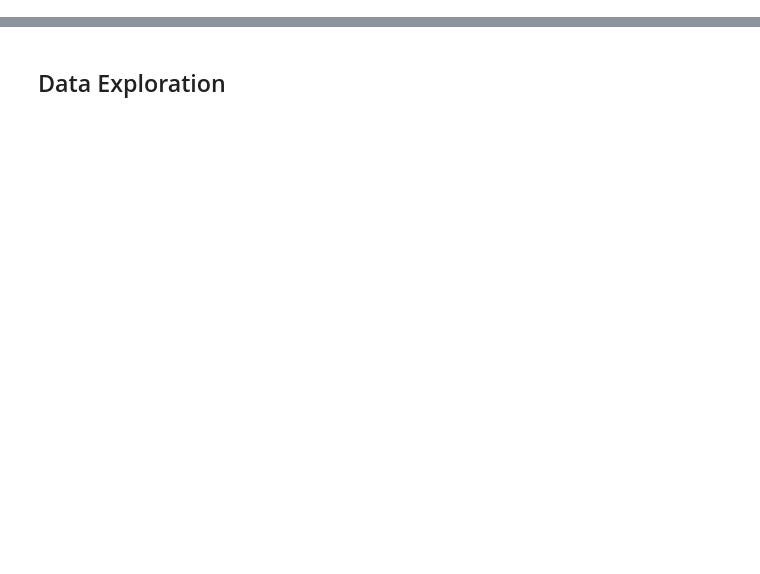
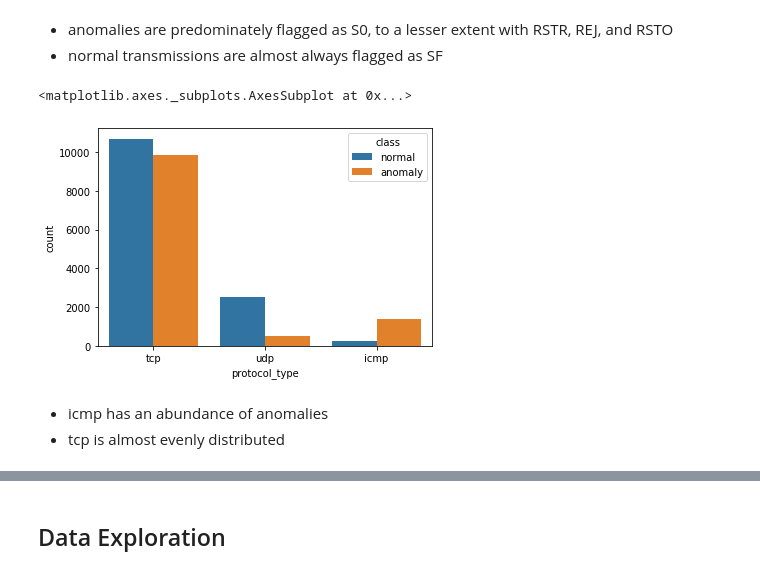
Before and after one commit to QuantumKane/network_intrusion_detection, a Jupyter notebook: exploration.ipynb, the cells around one changed output, grey strips where cells are left out. Drawn from its saved outputs; the diff is of its cells as text; code cells hidden in the pictures; blank space fills up the shorter version.

```diff
--- a/exploration.ipynb
+++ b/exploration.ipynb
@@ -241,0 +143,13 @@ train = train[train['service'].isin(counts[counts > 500].index)]
+# %% [markdown]
+- anomalies are predominately flagged as S0, to a lesser extent with RSTR, REJ, and RSTO
+- normal transmissions are almost always flagged as SF
+# %%
+# Class and protocol_type
+
+sns.countplot(df['protocol_type'], hue=df['class'])
+# %% [output]
+<matplotlib.axes._subplots.AxesSubplot at 0x...>
+[figure, added]
+# %% [markdown]
+- icmp has an abundance of anomalies
+- tcp is almost evenly distributed
```
Also changed, not shown: parts of 107 cells of this notebook.
